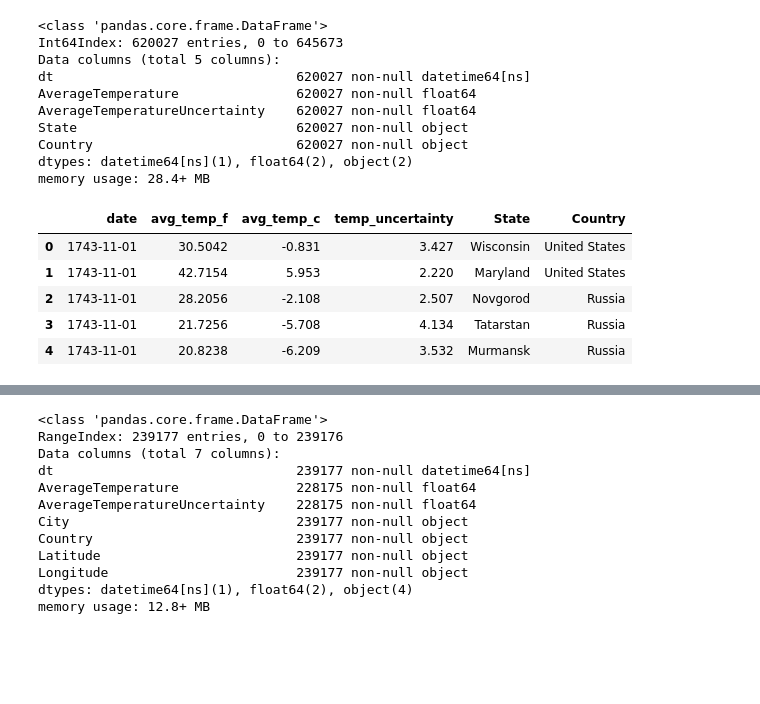
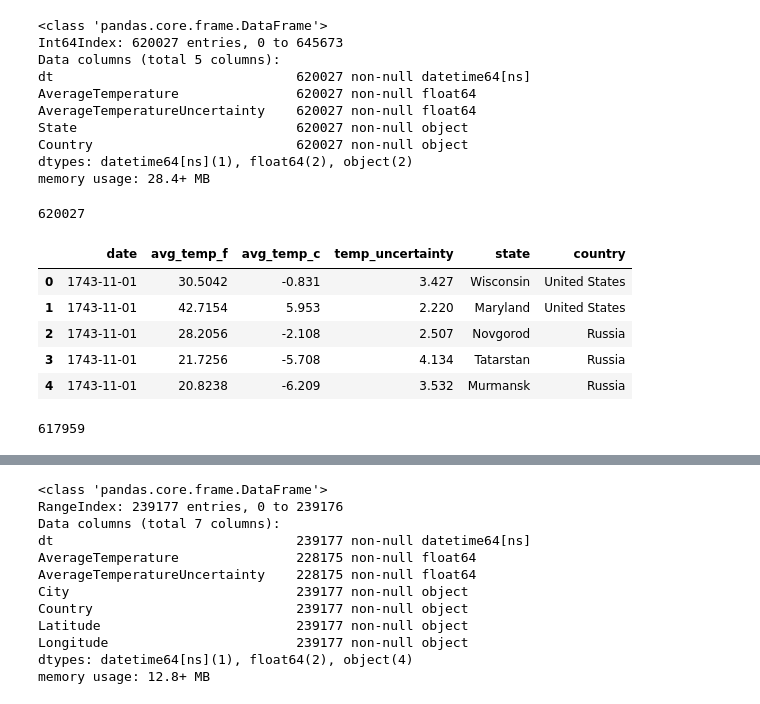
Before and after one commit to chrisg4github/Project-GW, a Jupyter notebook: GW_Data_Cleaning.ipynb, the cells around one changed output, grey strips where cells are left out. Cells and saved outputs as stored; diff of their text form; code cells hidden in the pictures; blank space fills up the shorter version.

```diff
--- a/GW_Data_Cleaning.ipynb
+++ b/GW_Data_Cleaning.ipynb
@@ -183,7 +232,9 @@ memory usage: 28.4+ MB
 # Rename columns as short column names
 gw_2_df = gw_2_df.rename(columns={'dt':'date',
                  'AverageTemperature':'avg_temp_c',
-                 'AverageTemperatureUncertainty':'temp_uncertainty'})
+                 'AverageTemperatureUncertainty':'temp_uncertainty',
+                 'State': 'state',
+                 'Country': 'country'})
 # %%
 # Reset the index to break the connection to the old data frame
 gw_2_df = gw_2_df.sort_values(["date"], ascending=[True]).\
@@ -191,12 +242,14 @@ gw_2_df = gw_2_df.sort_values(["date"], ascending=[True]).\
 # %%
 # Convert Celsius to Fahrenheit and reorder columns
 gw_2_df["avg_temp_f"] = gw_2_df["avg_temp_c"].\
                         apply(lambda x: ((x * 1.8)+32))
 gw_2_df = gw_2_df[["date","avg_temp_f","avg_temp_c",
-                   "temp_uncertainty","State","Country"]]
+                   "temp_uncertainty","state","country"]]
+print(len(gw_2_df.index))
 gw_2_df.head(5)
 # %% [output]
+620027
-|  | date | avg_temp_f | avg_temp_c | temp_uncertainty | State | Country |
+|  | date | avg_temp_f | avg_temp_c | temp_uncertainty | state | country |
 | 0 | 1743-11-01 | 30.5042 | -0.831 | 3.427 | Wisconsin | United States |
 | 1 | 1743-11-01 | 42.7154 | 5.953 | 2.220 | Maryland | United States |
 | 2 | 1743-11-01 | 28.2056 | -2.108 | 2.507 | Novgorod | Russia |
@@ -208,3 +258,10 @@ gw_2_df = gw_2_df.loc[gw_2_df["date"] >= "1744-01-01"]
+# %%
+mask = (gw_2_df["date"] > "1743-12-31")\
+        & (gw_2_df['date'] < "2013-01-01")
+gw_2_df = gw_2_df.loc[mask]
+print(len(gw_2_df.index))
+# %% [output]
+617959
 # %%
 # Reset the index to break the connection to the old data frame
 gw2_min_date = gw_2_df["date"].min()
```
Also changed, not shown: parts of 35 cells of this notebook, 27 other files.
